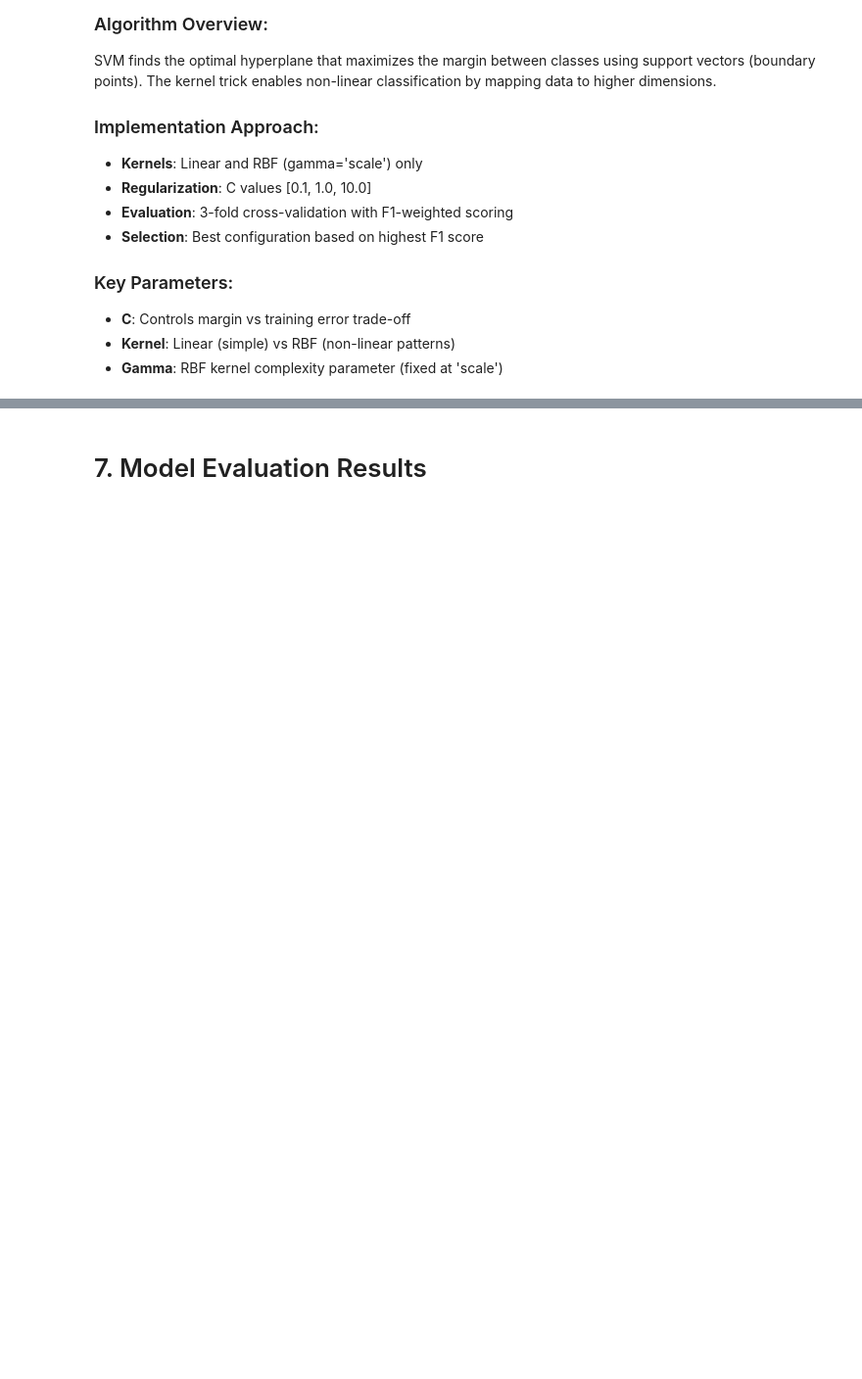
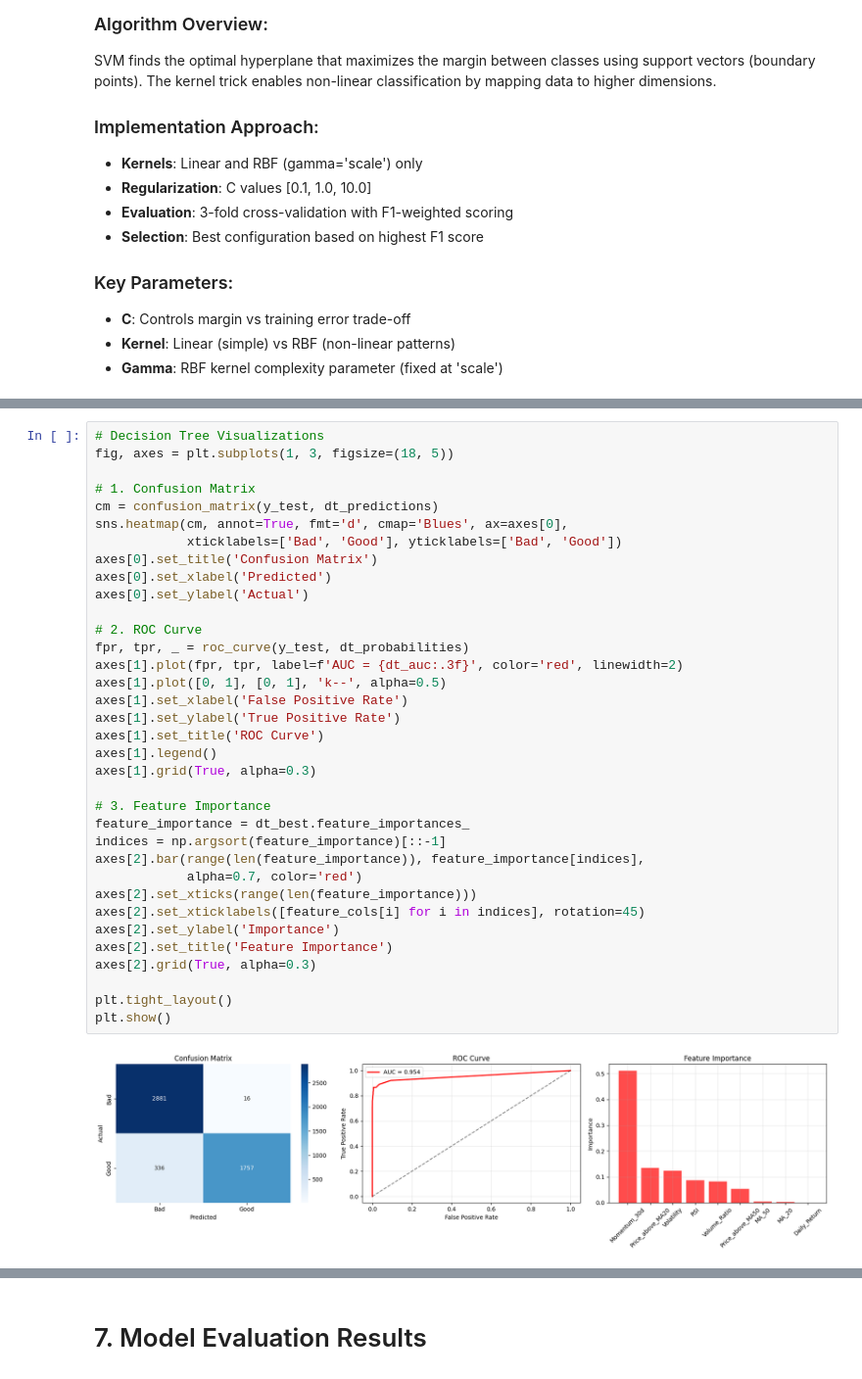
Before and after one commit to omaraboelfadl/CMP466-Summer25-G7-Project, a Jupyter notebook: CMP_466_G7_ProjectCode_Streamlined.ipynb, the cells around one changed output, grey strips where cells are left out. Shown: that part at 98% size. Drawn from its saved outputs; the diff is of its cells as text; blank space fills up the shorter version.

```diff
--- a/CMP_466_G7_ProjectCode_Streamlined.ipynb
+++ b/CMP_466_G7_ProjectCode_Streamlined.ipynb
@@ -883,0 +782,37 @@ Hyperparameter Justification:
+# %%
+# Decision Tree Visualizations
+fig, axes = plt.subplots(1, 3, figsize=(18, 5))
+
+# 1. Confusion Matrix
+cm = confusion_matrix(y_test, dt_predictions)
+sns.heatmap(cm, annot=True, fmt='d', cmap='Blues', ax=axes[0],
+            xticklabels=['Bad', 'Good'], yticklabels=['Bad', 'Good'])
+axes[0].set_title('Confusion Matrix')
+axes[0].set_xlabel('Predicted')
+axes[0].set_ylabel('Actual')
+
+# 2. ROC Curve
+fpr, tpr, _ = roc_curve(y_test, dt_probabilities)
+axes[1].plot(fpr, tpr, label=f'AUC = {dt_auc:.3f}', color='red', linewidth=2)
+axes[1].plot([0, 1], [0, 1], 'k--', alpha=0.5)
+axes[1].set_xlabel('False Positive Rate')
+axes[1].set_ylabel('True Positive Rate')
+axes[1].set_title('ROC Curve')
+axes[1].legend()
+axes[1].grid(True, alpha=0.3)
+
+# 3. Feature Importance
+feature_importance = dt_best.feature_importances_
+indices = np.argsort(feature_importance)[::-1]
+axes[2].bar(range(len(feature_importance)), feature_importance[indices],
+            alpha=0.7, color='red')
+axes[2].set_xticks(range(len(feature_importance)))
+axes[2].set_xticklabels([feature_cols[i] for i in indices], rotation=45)
+axes[2].set_ylabel('Importance')
+axes[2].set_title('Feature Importance')
+axes[2].grid(True, alpha=0.3)
+
+plt.tight_layout()
+plt.show()
+# %% [output]
+[figure, added]
```
Also changed, not shown: parts of 26 cells of this notebook.
